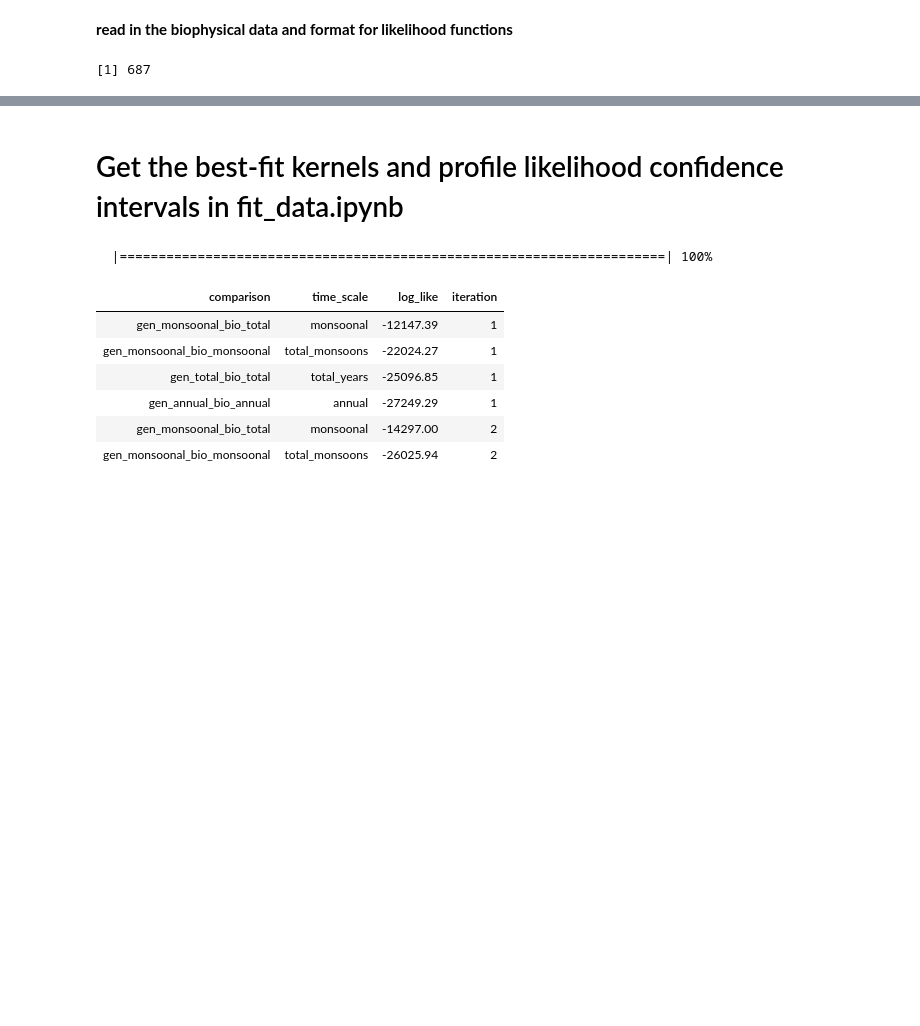
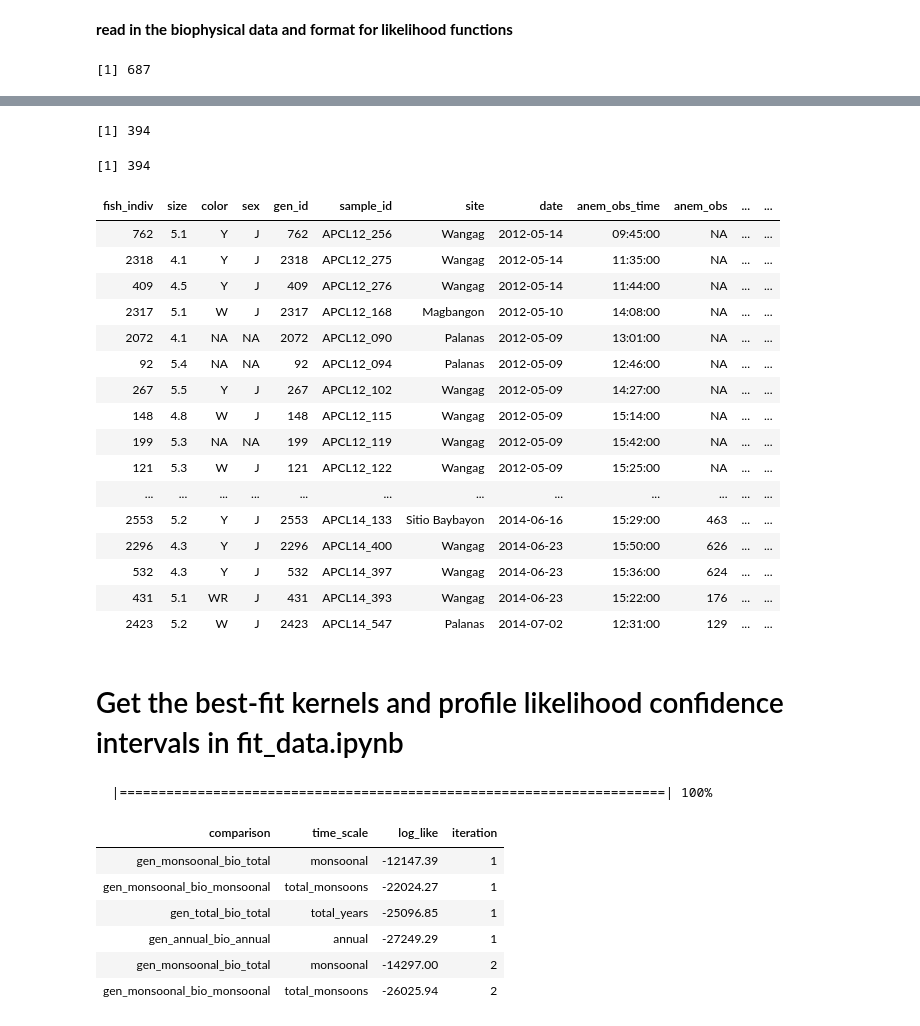
Before and after one commit to pinskylab/CamotesROMS, a Jupyter notebook: notebooks/bootstrap_data.ipynb, the cells around one changed output, grey strips where cells are left out. Saved outputs shown, nothing was run; the diff lists cells and outputs as text; code cells hidden in the pictures; blank space fills up the shorter version.

```diff
--- a/notebooks/bootstrap_data.ipynb
+++ b/notebooks/bootstrap_data.ipynb
@@ -83,3 +102,42 @@ biophys_parentage_matrices <- format_biophys_parentage_matrix(SimConn=SimConn, t
+# %%
+#12/9/2021- I have a spare hour while something else runs and I'm wondering if including some sampling of particles like our data would make for a helpful likelihood comparison
+TotalOffsBySiteYear <- AllRecruitsGenWithMonsoon[, .(num_gen=.N), by=c("year", "site")]
+#head(TotalOffsBySiteYear)
+SimConnSubSamp <- left_join(SimConn,TotalOffsBySiteYear, by=c("year", dest="site"))
+
+SimConnInt2 <- SimConnSubSamp[!is.na(num_gen), .SD[sample(.N, num_gen, replace=TRUE)], by=c("year", "dest")]
+#nrow(SimConnInt2)#should be 394
+# %% [output]
+[1] 394
+# %%
+AllRecruitsGenWithMonsoon <- left_join(AllRecruitsGen, MonsoonRecSampPar[, .(fish_indiv, year, monsoon=season)], by=c("fish_indiv", "year"))[
+        offs_site %like% "Magbangon", offs_site := "Magbangon"][par_site %like% "Magbangon", par_site := "Magbangon"][site %like% "Magbangon", site := "Magbangon"][year %in% c(2012, 2013, 2014)]
+
+AllRecruitsGenWithMonsoonInt <- left_join(AllRecruitsGenWithMonsoon, TotalOffsBySiteYear, by=c("year", "site"))[
+        , .SD[sample(.N, num_gen, replace=TRUE)], by=c("year", "site")] #resample the recruits with replacement
+#nrow(AllRecruitsGenWithMonsoonInt) #should be 394
+# %% [output]
+[1] 394
+# %%
+left_join(AllRecruitsGenWithMonsoon, TotalOffsBySiteYear, by=c("year", "site"))
+# %% [output]
+| fish_indiv | size | color | sex | gen_id | sample_id | site | date | anem_obs_time | anem_obs | ... | ... |
+| 762 | 5.1 | Y | J | 762 | APCL12_256 | Wangag | 2012-05-14 | 09:45:00 | NA | ... | ... |
+| 2318 | 4.1 | Y | J | 2318 | APCL12_275 | Wangag | 2012-05-14 | 11:35:00 | NA | ... | ... |
+| 409 | 4.5 | Y | J | 409 | APCL12_276 | Wangag | 2012-05-14 | 11:44:00 | NA | ... | ... |
+| 2317 | 5.1 | W | J | 2317 | APCL12_168 | Magbangon | 2012-05-10 | 14:08:00 | NA | ... | ... |
+| 2072 | 4.1 | NA | NA | 2072 | APCL12_090 | Palanas | 2012-05-09 | 13:01:00 | NA | ... | ... |
+| 92 | 5.4 | NA | NA | 92 | APCL12_094 | Palanas | 2012-05-09 | 12:46:00 | NA | ... | ... |
+| 267 | 5.5 | Y | J | 267 | APCL12_102 | Wangag | 2012-05-09 | 14:27:00 | NA | ... | ... |
+| 148 | 4.8 | W | J | 148 | APCL12_115 | Wangag | 2012-05-09 | 15:14:00 | NA | ... | ... |
+| 199 | 5.3 | NA | NA | 199 | APCL12_119 | Wangag | 2012-05-09 | 15:42:00 | NA | ... | ... |
+| 121 | 5.3 | W | J | 121 | APCL12_122 | Wangag | 2012-05-09 | 15:25:00 | NA | ... | ... |
+| ... | ... | ... | ... | ... | ... | ... | ... | ... | ... | ... | ... |
+| 2553 | 5.2 | Y | J | 2553 | APCL14_133 | Sitio Baybayon | 2014-06-16 | 15:29:00 | 463 | ... | ... |
+| 2296 | 4.3 | Y | J | 2296 | APCL14_400 | Wangag | 2014-06-23 | 15:50:00 | 626 | ... | ... |
+| 532 | 4.3 | Y | J | 532 | APCL14_397 | Wangag | 2014-06-23 | 15:36:00 | 624 | ... | ... |
+| 431 | 5.1 | WR | J | 431 | APCL14_393 | Wangag | 2014-06-23 | 15:22:00 | 176 | ... | ... |
+| 2423 | 5.2 | W | J | 2423 | APCL14_547 | Palanas | 2014-07-02 | 12:31:00 | 129 | ... | ... |
 # %% [markdown]
 # Get the best-fit kernels and profile likelihood confidence intervals in fit_data.ipynb
 # %%
```
Also changed, not shown: parts of 3 cells of this notebook.
